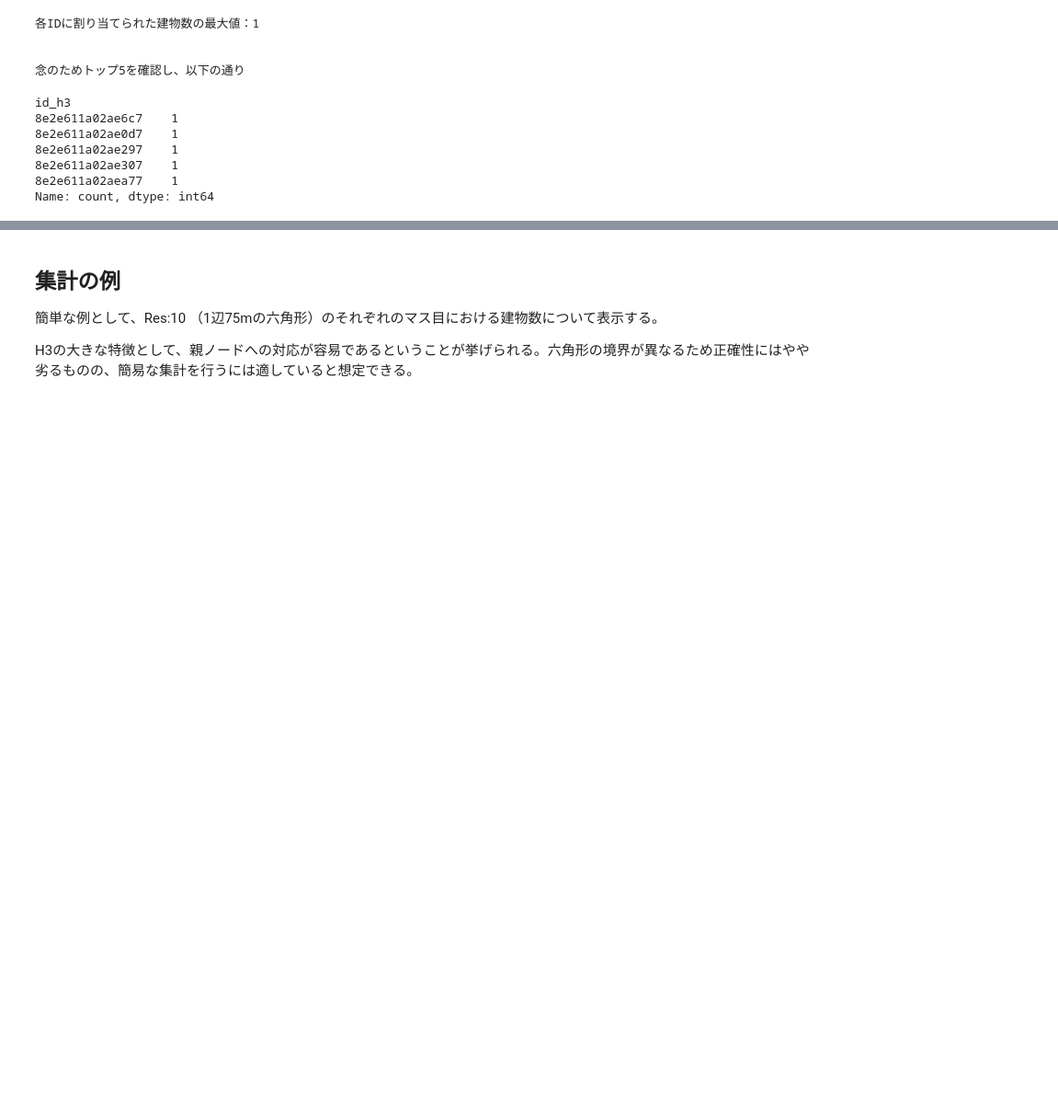
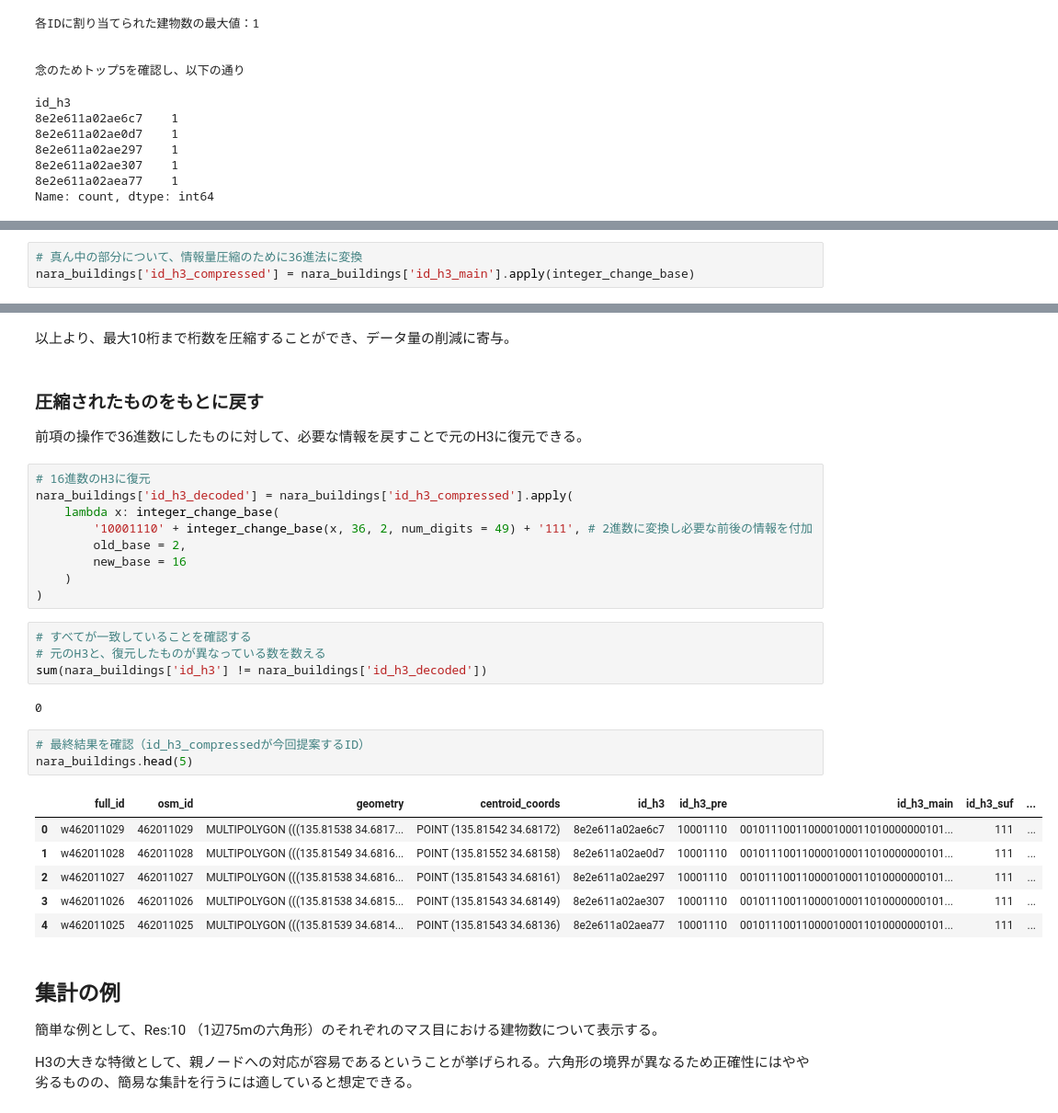
Before and after one commit to sokimura39/building_id_H3, a Jupyter notebook: H3_grid_id.ipynb, the cells around one changed output, grey strips where cells are left out. Shown at 92% size. Cells and saved outputs as stored; diff of their text form; blank space fills up the shorter version.

```diff
--- a/H3_grid_id.ipynb
+++ b/H3_grid_id.ipynb
@@ -91,0 +169,3 @@ Name: count, dtype: int64
+# %%
+# 真ん中の部分について、情報量圧縮のために36進法に変換
+nara_buildings['id_h3_compressed'] = nara_buildings['id_h3_main'].apply(integer_change_base)
@@ -92,3 +188,34 @@ Name: count, dtype: int64
+# %% [markdown]
+以上より、最大10桁まで桁数を圧縮することができ、データ量の削減に寄与。
+# %% [markdown]
+### 圧縮されたものをもとに戻す
+
+前項の操作で36進数にしたものに対して、必要な情報を戻すことで元のH3に復元できる。
+# %%
+# 16進数のH3に復元
+nara_buildings['id_h3_decoded'] = nara_buildings['id_h3_compressed'].apply(
+    lambda x: integer_change_base(
+        '10001110' + integer_change_base(x, 36, 2, num_digits = 49) + '111', # 2進数に変換し必要な前後の情報を付加
+        old_base = 2,
+        new_base = 16
+    )
+)
+# %%
+# すべてが一致していることを確認する
+# 元のH3と、復元したものが異なっている数を数える
+sum(nara_buildings['id_h3'] != nara_buildings['id_h3_decoded'])
+# %% [output]
+0
+# %%
+# 最終結果を確認（id_h3_compressedが今回提案するID）
+nara_buildings.head(5)
+# %% [output]
+|  | full_id | osm_id | geometry | centroid_coords | id_h3 | id_h3_pre | id_h3_main | id_h3_suf | ... |
+| 0 | w462011029 | 462011029 | MULTIPOLYGON (((135.81538 34.6817... | POINT (135.81542 34.68172) | 8e2e611a02ae6c7 | 10001110 | 001011100110000100011010000000101... | 111 | ... |
+| 1 | w462011028 | 462011028 | MULTIPOLYGON (((135.81549 34.6816... | POINT (135.81552 34.68158) | 8e2e611a02ae0d7 | 10001110 | 001011100110000100011010000000101... | 111 | ... |
+| 2 | w462011027 | 462011027 | MULTIPOLYGON (((135.81538 34.6816... | POINT (135.81543 34.68161) | 8e2e611a02ae297 | 10001110 | 001011100110000100011010000000101... | 111 | ... |
+| 3 | w462011026 | 462011026 | MULTIPOLYGON (((135.81538 34.6815... | POINT (135.81543 34.68149) | 8e2e611a02ae307 | 10001110 | 001011100110000100011010000000101... | 111 | ... |
+| 4 | w462011025 | 462011025 | MULTIPOLYGON (((135.81539 34.6814... | POINT (135.81543 34.68136) | 8e2e611a02aea77 | 10001110 | 001011100110000100011010000000101... | 111 | ... |
 # %% [markdown]
 ## 集計の例
 
```
Also changed, not shown: parts of 12 cells of this notebook.
